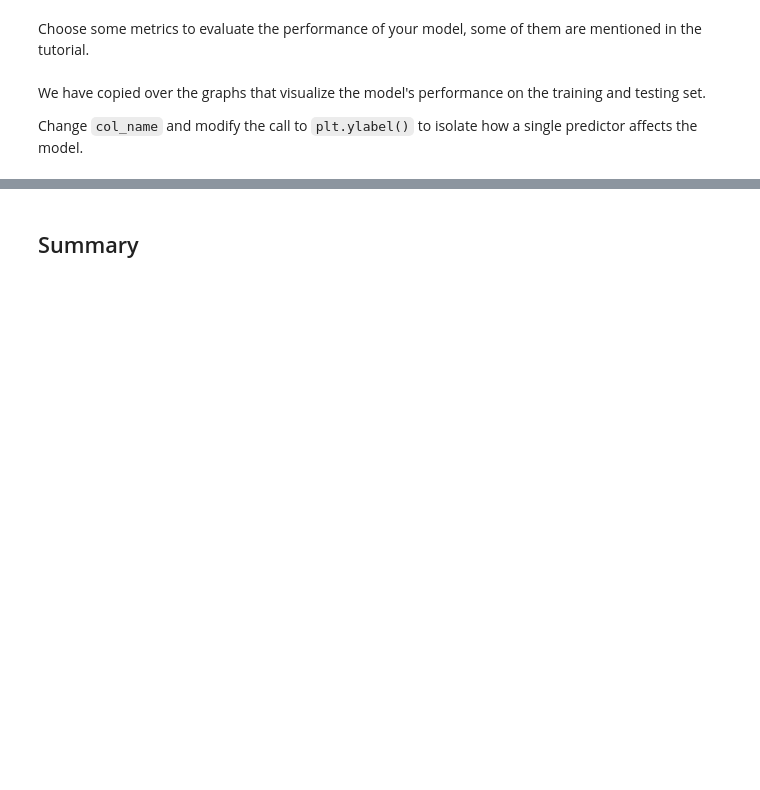
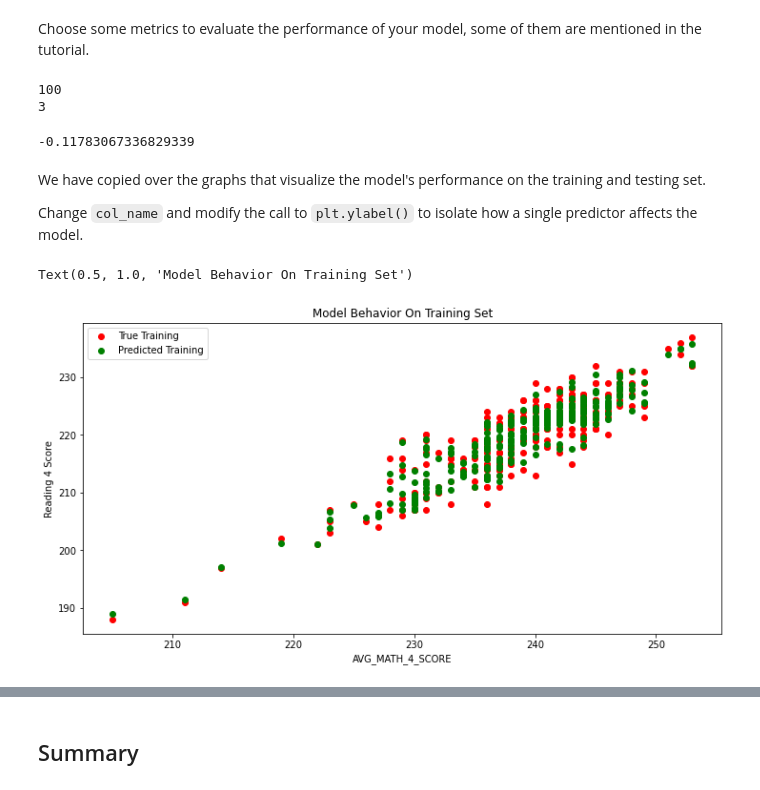
Before and after one commit to brmlee/Brian-Git-Tutorial, a Jupyter notebook: tutorial1/checkpoint1.ipynb, the cells around one changed output, grey strips where cells are left out. Saved outputs shown, nothing was run; the diff lists cells and outputs as text; code cells hidden in the pictures; blank space fills up the shorter version.

```diff
--- a/tutorial1/checkpoint1.ipynb
+++ b/tutorial1/checkpoint1.ipynb
@@ -86,6 +181,8 @@ from sklearn.model_selection import train_test_split
+# %%
+X = df[['ENROLL','AVG_MATH_4_SCORE','AVG_READING_8_SCORE']].dropna()
+y = df.loc[X.index]['AVG_READING_4_SCORE']
 # %%
-# X_train, X_test, y_train, y_test = train_test_split(
-#      X, y, test_size=, random_state=42)
+X_train, X_test, y_train, y_test = train_test_split(X, y, test_size=.2, random_state=42)
 # %% [markdown]
 <h2> Prediction </h2>
 # %% [markdown]
@@ -95,5 +193,5 @@ ML Models [Resource](https://medium.com/@vijaya.beeravalli/comparison-of-machine
 # %%
 # create your model here
-# model =
+model = GradientBoostingRegressor()
 # %%
 model.fit(X_train, y_train)
@@ -103,19 +203,31 @@ y_pred = model.predict(X_test)
 ## Evaluation
 # %% [markdown]
 Choose some metrics to evaluate the performance of your model, some of them are mentioned in the tutorial.
+# %%
+print(model.n_estimators_)
+print(model.n_features_in_)
+model.score(X_test, y_test)
+np.mean(model.predict(X_test)-y_test)
+# %% [output]
+100
+3
+-0.11783067336829339
 # %% [markdown]
 We have copied over the graphs that visualize the model's performance on the training and testing set.
 
 Change `col_name` and modify the call to `plt.ylabel()` to isolate how a single predictor affects the model.
 # %%
-# col_name = 'COLUMN NAME OF ONE PREDICTOR'
+col_name = 'AVG_MATH_4_SCORE'
 
-# f = plt.figure(figsize=(12,6))
-# plt.scatter(X_train[col_name], y_train, color = "red")
-# plt.scatter(X_train[col_name], model.predict(X_train), color = "green")
+f = plt.figure(figsize=(12,6))
+plt.scatter(X_train[col_name], y_train, color = "red")
+plt.scatter(X_train[col_name], model.predict(X_train), color = "green")
 
-# plt.legend(['True Training','Predicted Training'])
-# plt.xlabel(col_name)
-# plt.ylabel('NAME OF THE PREDICTOR')
-# plt.title("Model Behavior On Training Set")
+plt.legend(['True Training','Predicted Training'])
+plt.xlabel(col_name)
+plt.ylabel('Reading 4 Score')
+plt.title("Model Behavior On Training Set")
+# %% [output]
+Text(0.5, 1.0, 'Model Behavior On Training Set')
+[figure, added]
 # %%
```
Also changed, not shown: parts of 21 cells of this notebook, 3 other files.
